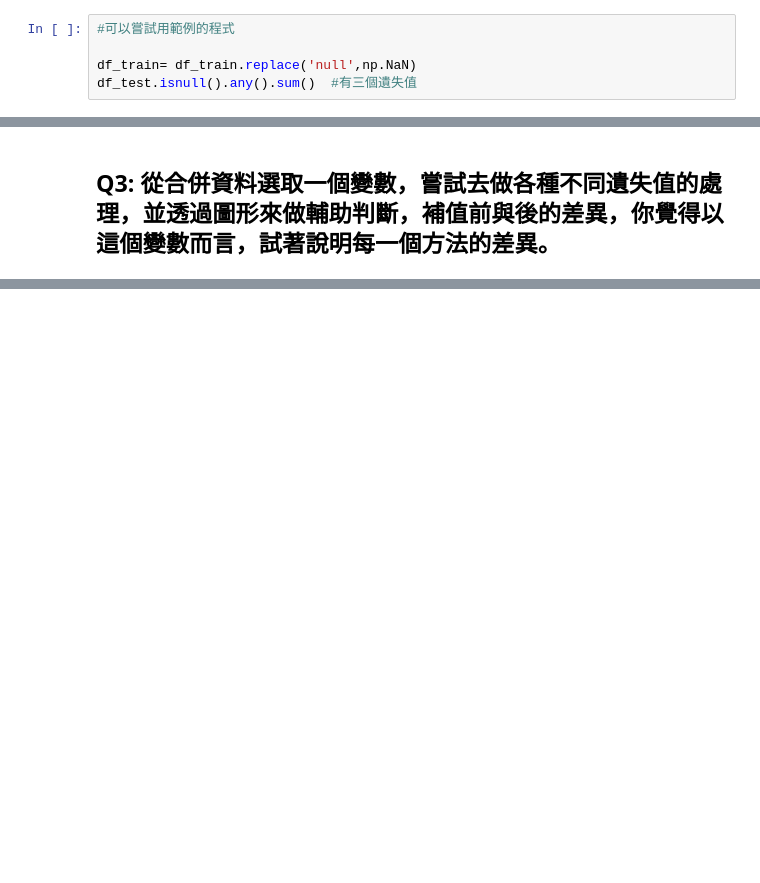
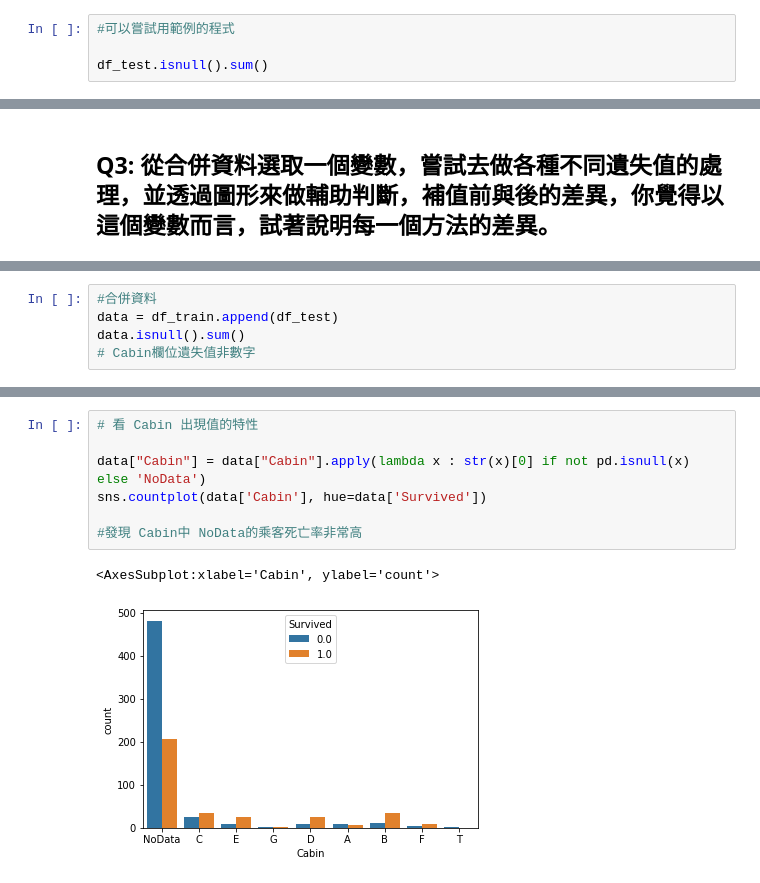
Before and after one commit to kimjhenyu/ML100Days, a Jupyter notebook: homework/36 Homework_鎮宇.ipynb, the cells around one changed output, grey strips where cells are left out. Saved outputs shown, nothing was run; the diff lists cells and outputs as text; blank space fills up the shorter version.

```diff
--- a/homework/36 Homework_鎮宇.ipynb
+++ b/homework/36 Homework_鎮宇.ipynb
@@ -61,6 +61,5 @@ df_test.head()
 # %%
 #可以嘗試用範例的程式
 
-df_train= df_train.replace('null',np.NaN)
-df_test.isnull().any().sum()  #有三個遺失值
+df_test.isnull().sum()
 # %% [output]
@@ -73,0 +80,5 @@ df_test.isnull().any().sum()  #有三個遺失值
+# %%
+#合併資料
+data = df_train.append(df_test)
+data.isnull().sum()
+# Cabin欄位遺失值非數字
@@ -73,0 +99,10 @@ df_test.isnull().any().sum()  #有三個遺失值
+# %%
+# 看 Cabin 出現值的特性
+
+data["Cabin"] = data["Cabin"].apply(lambda x : str(x)[0] if not pd.isnull(x) else 'NoData')
+sns.countplot(data['Cabin'], hue=data['Survived'])
+
+#發現 Cabin中 NoData的乘客死亡率非常高
+# %% [output]
+<AxesSubplot:xlabel='Cabin', ylabel='count'>
+[figure, added]
```
Also changed, not shown: parts of 9 cells of this notebook.
